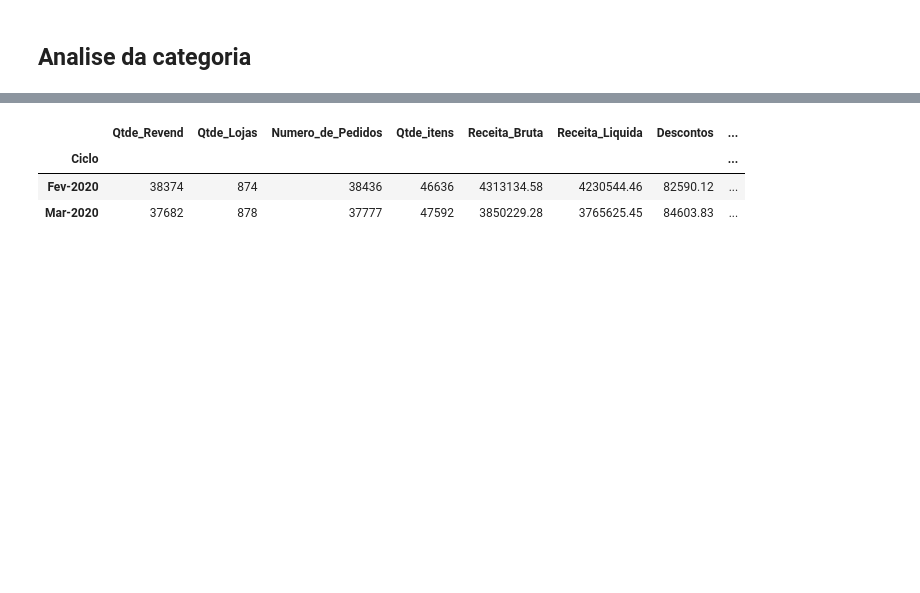
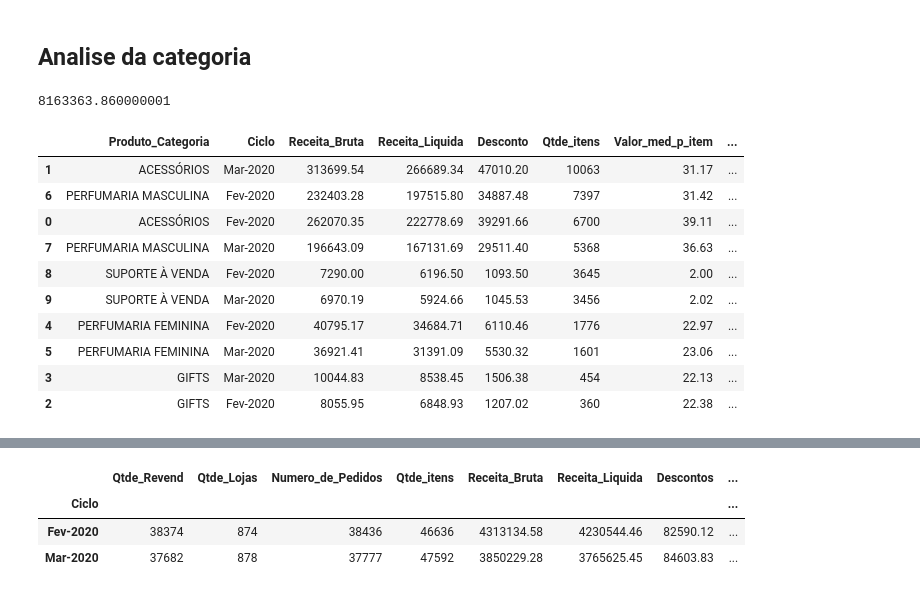
Before and after one commit to WanderScheidegger/Boticario_case, a Jupyter notebook: case_boticario.ipynb, the cells around one changed output, grey strips where cells are left out. Saved outputs shown, nothing was run; the diff lists cells and outputs as text; code cells hidden in the pictures; blank space fills up the shorter version.

```diff
--- a/case_boticario.ipynb
+++ b/case_boticario.ipynb
@@ -91,3 +91,7 @@ fig.update_layout(
     uniformtext_mode='hide',
 )
 fig.show()
+# %%
+categoria.Receita_Bruta.sum()
+# %% [output]
+8163363.860000001
@@ -94 +114,10 @@ fig.show()
+# %%
+desc = base[base['Desconto'] != 0].groupby(['Produto_Categoria', 'Ciclo']).\
+    agg({'Receita_Bruta':'sum', 'Receita_Liquida':'sum', \
+        'Desconto':'sum', 'Pedido_Valor_Volume':'sum'}).round(3).reset_index().\
+    rename(columns={"Pedido_Valor_Volume": "Qtde_itens"}).sort_values(by='Qtde_itens', ascending=False)
+
+desc['Valor_med_p_item'] = desc.apply(lambda x: round(x['Receita_Bruta'] / x['Qtde_itens'],2), axis=1)
+desc['Desc_p_item'] = desc.apply(lambda x: round(x['Desconto'] / x['Qtde_itens'],2), axis=1)
+desc['Media_desc_p_item'] = desc.apply(lambda x: round(100 * (x['Desc_p_item'] / x['Valor_med_p_item']),2), axis=1)
 # %%
@@ -107,3 +136,17 @@ fig.update_layout(
     uniformtext_mode='hide',
 )
 fig.show()
+# %%
+desc
+# %% [output]
+|  | Produto_Categoria | Ciclo | Receita_Bruta | Receita_Liquida | Desconto | Qtde_itens | Valor_med_p_item | ... |
+| 1 | ACESSÓRIOS | Mar-2020 | 313699.54 | 266689.34 | 47010.20 | 10063 | 31.17 | ... |
+| 6 | PERFUMARIA MASCULINA | Fev-2020 | 232403.28 | 197515.80 | 34887.48 | 7397 | 31.42 | ... |
+| 0 | ACESSÓRIOS | Fev-2020 | 262070.35 | 222778.69 | 39291.66 | 6700 | 39.11 | ... |
+| 7 | PERFUMARIA MASCULINA | Mar-2020 | 196643.09 | 167131.69 | 29511.40 | 5368 | 36.63 | ... |
+| 8 | SUPORTE À VENDA | Fev-2020 | 7290.00 | 6196.50 | 1093.50 | 3645 | 2.00 | ... |
+| 9 | SUPORTE À VENDA | Mar-2020 | 6970.19 | 5924.66 | 1045.53 | 3456 | 2.02 | ... |
+| 4 | PERFUMARIA FEMININA | Fev-2020 | 40795.17 | 34684.71 | 6110.46 | 1776 | 22.97 | ... |
+| 5 | PERFUMARIA FEMININA | Mar-2020 | 36921.41 | 31391.09 | 5530.32 | 1601 | 23.06 | ... |
+| 3 | GIFTS | Mar-2020 | 10044.83 | 8538.45 | 1506.38 | 454 | 22.13 | ... |
+| 2 | GIFTS | Fev-2020 | 8055.95 | 6848.93 | 1207.02 | 360 | 22.38 | ... |
```
Also changed, not shown: parts of 22 cells of this notebook, 1 other file.
